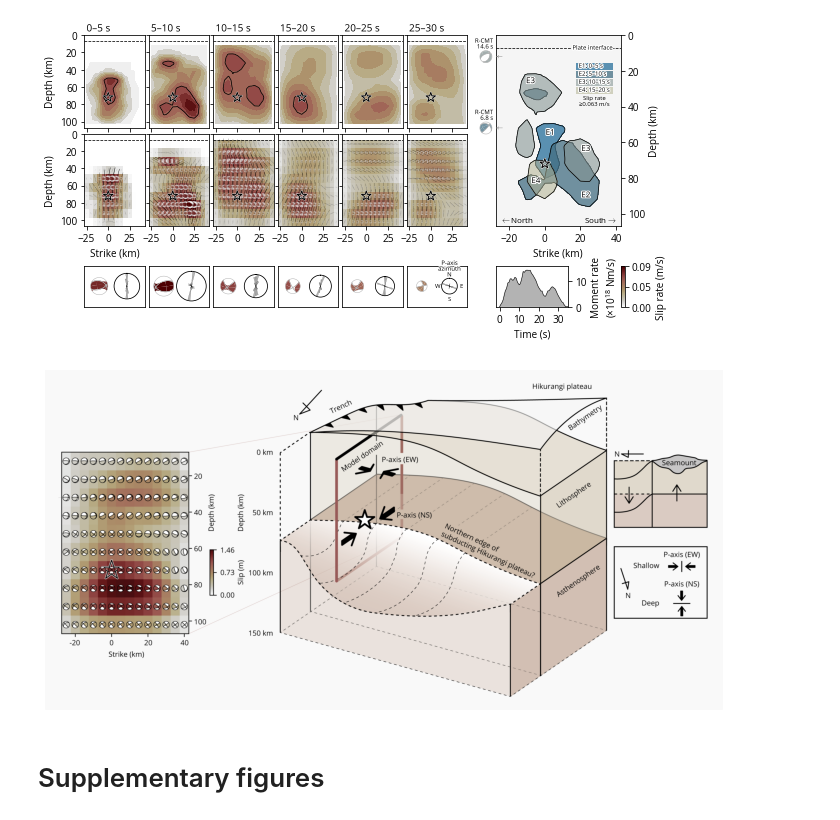
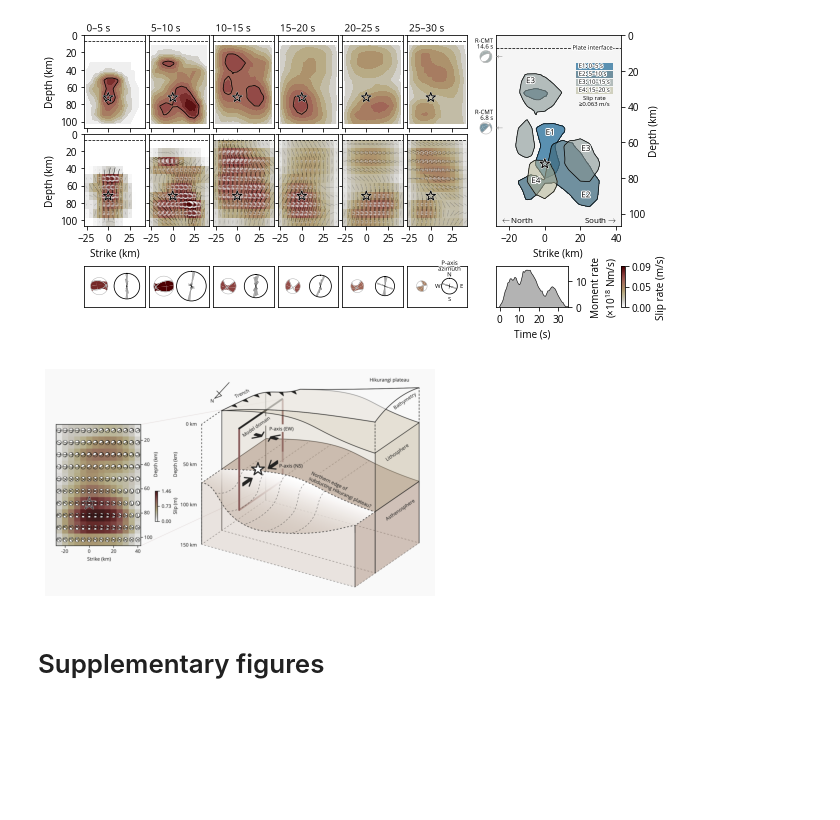
Before and after one commit to rokuwaki/2021EastCapeNZ, a Jupyter notebook: scripts/figure.ipynb, the cells around one changed output. Cells and saved outputs as stored; diff of their text form; code cells hidden in the pictures; blank space fills up the shorter version.

```diff
--- a/scripts/figure.ipynb
+++ b/scripts/figure.ipynb
@@ -18,14 +18,14 @@ figuremods.fig3('../fig/fig3.pdf')
 # %%
 import matplotlib.pyplot as plt
 import matplotlib.image as mpimg
 
 fig = plt.figure(figsize=(3, 3))
-image = mpimg.imread('../fig/fig4R2.png')
+image = mpimg.imread('../docs/image/fig4R3.png')
 _ax = fig.add_axes([0, 0, image.T.shape[1]*1e-3, image.T.shape[2]*1e-3])
 _ax.imshow(image)
 _ax.axis('off'); plt.show()
 # %% [output]
-[figure, old version]
+[figure, new version]
 # %% [markdown]
 # Supplementary figures
 # %%
```
Also changed, not shown: 1 other file.
